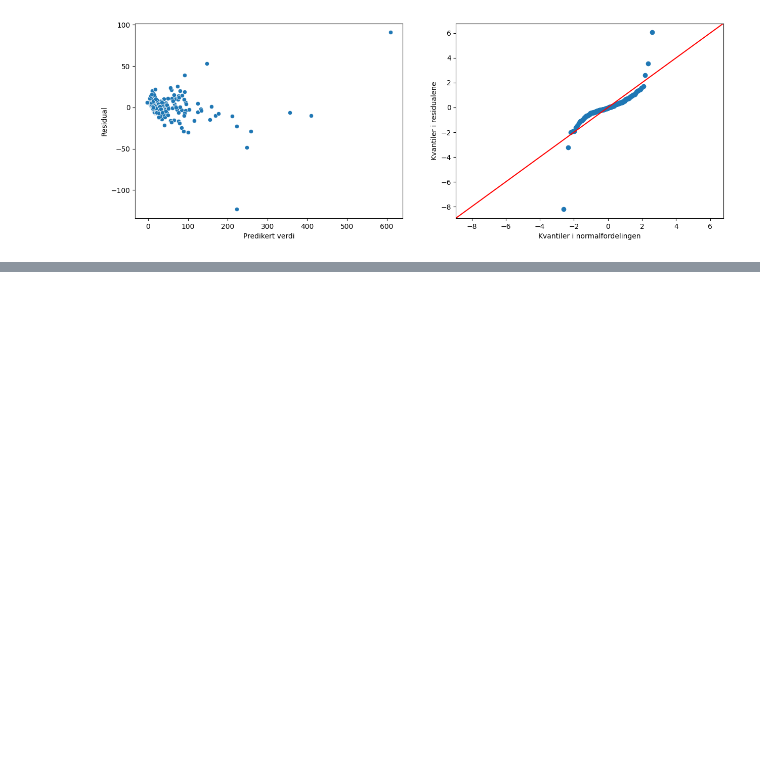
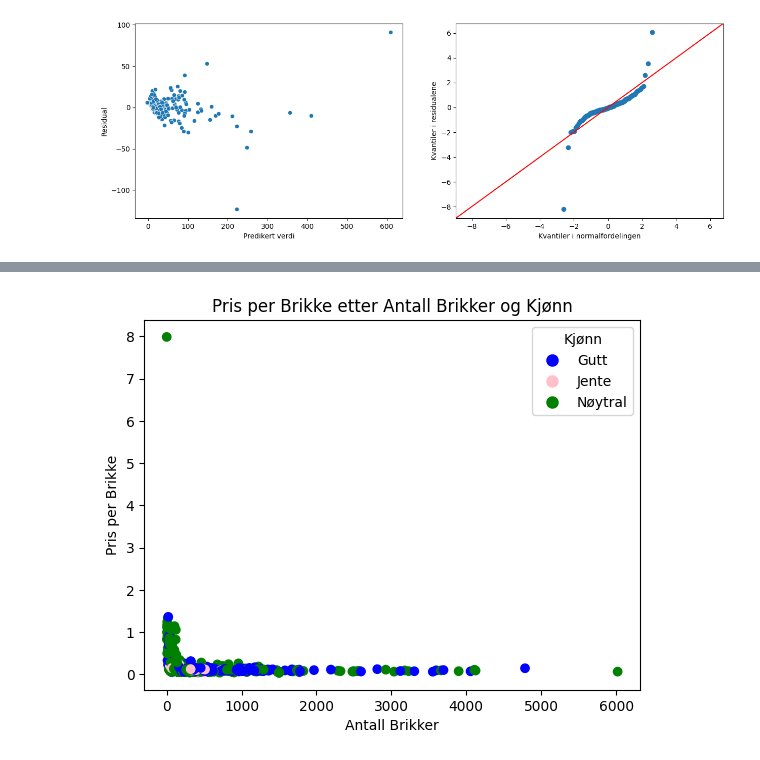
Before and after one commit to SimonVTinjar/ISTG1003-Statistisk, a Jupyter notebook: oppg1.ipynb, the cells around one changed output, grey strips where cells are left out. Drawn from its saved outputs; the diff is of its cells as text; code cells hidden in the pictures; blank space fills up the shorter version.

```diff
--- a/oppg1.ipynb
+++ b/oppg1.ipynb
@@ -451,0 +466,32 @@ df2.groupby(['cat', 'Theme']).size().reset_index(name = 'Count')
+# %%
+import matplotlib.pyplot as plt
+
+# Beregn pris per brikke
+df2['pris_per_brikke'] = df2['Price'] / df2['Pieces']
+
+# Opprett en fargekart basert på kjønn
+farger = {'Gutt': 'blue', 'Jente': 'pink', 'ANøytral': 'green'}
+kjønn_farger = df2['kjønn'].map(farger)  # Tilordne farger basert på kjønn
+
+# Lag 2D scatter-plot
+plt.scatter(df2['Pieces'], df2['pris_per_brikke'], c=kjønn_farger)
+
+# Legg til etiketter for aksene og tittel
+plt.xlabel('Antall Brikker')
+plt.ylabel('Pris per Brikke')
+plt.title('Pris per Brikke etter Antall Brikker og Kjønn')
+
+# Legg til en forklaring (legend)
+from matplotlib.lines import Line2D
+
+legend_elements = [
+    Line2D([0], [0], marker='o', color='w', label='Gutt', markerfacecolor='blue', markersize=10),
+    Line2D([0], [0], marker='o', color='w', label='Jente', markerfacecolor='pink', markersize=10),
+    Line2D([0], [0], marker='o', color='w', label='Nøytral', markerfacecolor='green', markersize=10)
+]
+plt.legend(handles=legend_elements, title="Kjønn")
+
+# Vis plot
+plt.show()
+# %% [output]
+[figure, added]
```
Also changed, not shown: parts of 17 cells of this notebook.
